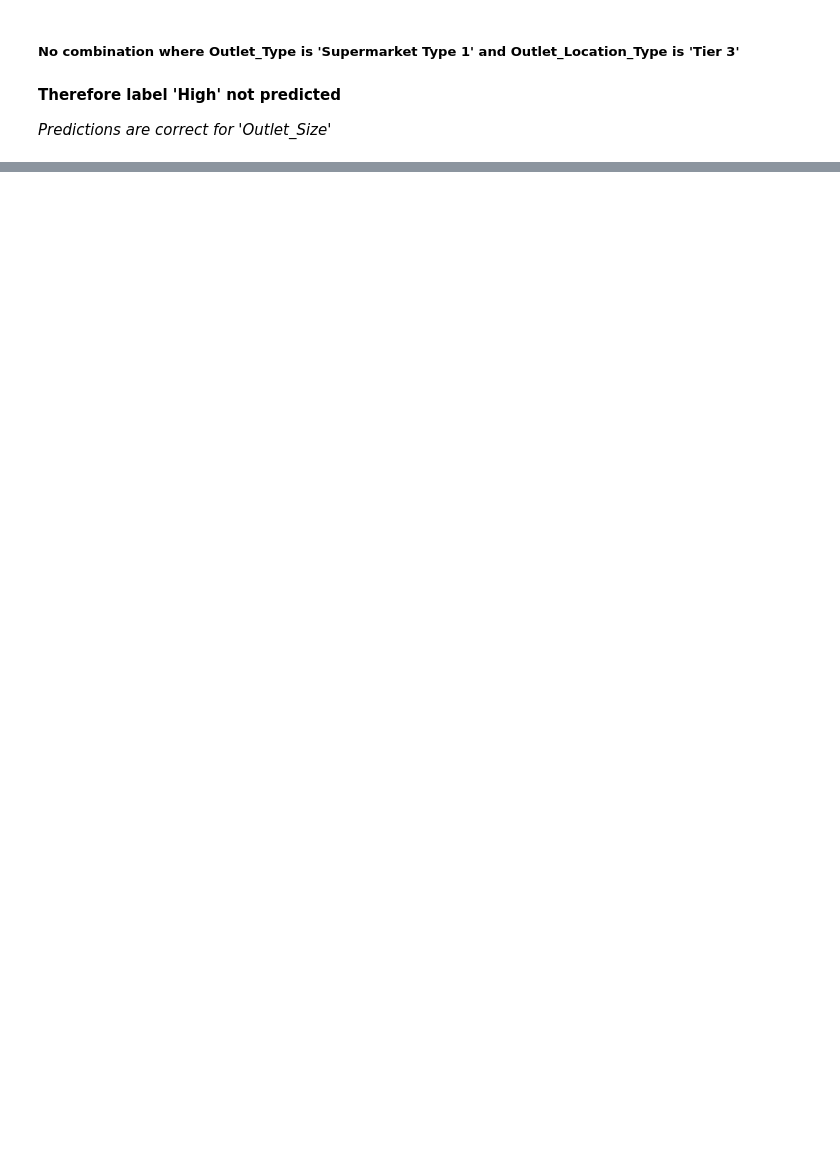
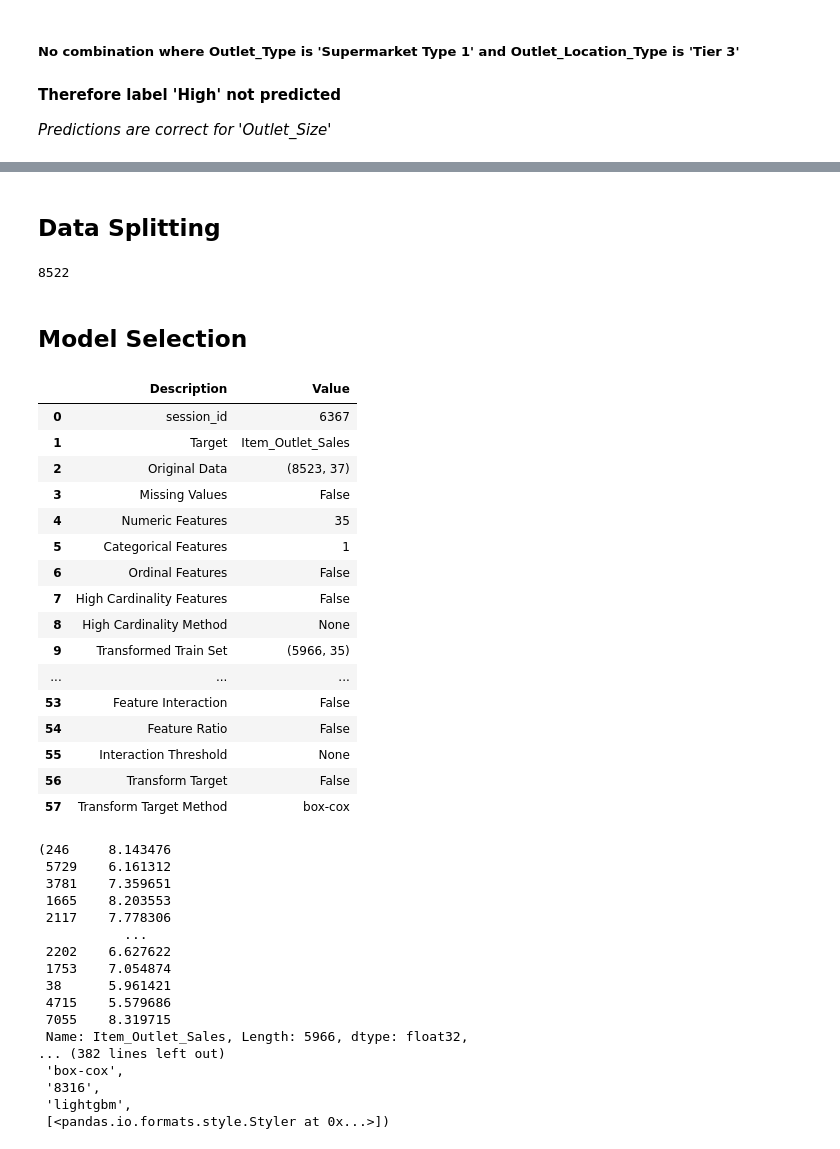
Before and after one commit to Ganesh4693/Sales-Prediction, a Jupyter notebook: Sales-Prediction.ipynb, the cells around one changed output, grey strips where cells are left out. Saved outputs shown, nothing was run; the diff lists cells and outputs as text; code cells hidden in the pictures; blank space fills up the shorter version.

```diff
--- a/Sales-Prediction.ipynb
+++ b/Sales-Prediction.ipynb
@@ -494,0 +557,4 @@ plt.legend(loc='upper left')
+# %%
+data6=data5.copy()
+# %%
+data6=pd.get_dummies(data6,drop_first=True)
@@ -494,0 +581,50 @@ plt.legend(loc='upper left')
+# %% [markdown]
+## Data Splitting
+# %%
+train.index.max()
+# %% [output]
+8522
+# %%
+train6=data6.iloc[:8523]
+test6=data6.iloc[8523:]
+# %% [markdown]
+## Model Selection
+# %%
+train7=pd.concat([train6,log_y],axis=1)
+# %%
+setup(train7,'Item_Outlet_Sales')
+# %% [output]
+|  | Description | Value |
+| 0 | session_id | 6367 |
+| 1 | Target | Item_Outlet_Sales |
+| 2 | Original Data | (8523, 37) |
+| 3 | Missing Values | False |
+| 4 | Numeric Features | 35 |
+| 5 | Categorical Features | 1 |
+| 6 | Ordinal Features | False |
+| 7 | High Cardinality Features | False |
+| 8 | High Cardinality Method | None |
+| 9 | Transformed Train Set | (5966, 35) |
+| ... | ... | ... |
+| 53 | Feature Interaction | False |
+| 54 | Feature Ratio | False |
+| 55 | Interaction Threshold | None |
+| 56 | Transform Target | False |
+| 57 | Transform Target Method | box-cox |
+(246     8.143476
+ 5729    6.161312
+ 3781    7.359651
+ 1665    8.203553
+ 2117    7.778306
+           ...
+ 2202    6.627622
+ 1753    7.054874
+ 38      5.961421
+ 4715    5.579686
+ 7055    8.319715
+ Name: Item_Outlet_Sales, Length: 5966, dtype: float32,
+... (382 lines left out)
+ 'box-cox',
+ '8316',
+ 'lightgbm',
+ [<pandas.io.formats.style.Styler at 0x...>])
```
Also changed, not shown: parts of 93 cells of this notebook.
